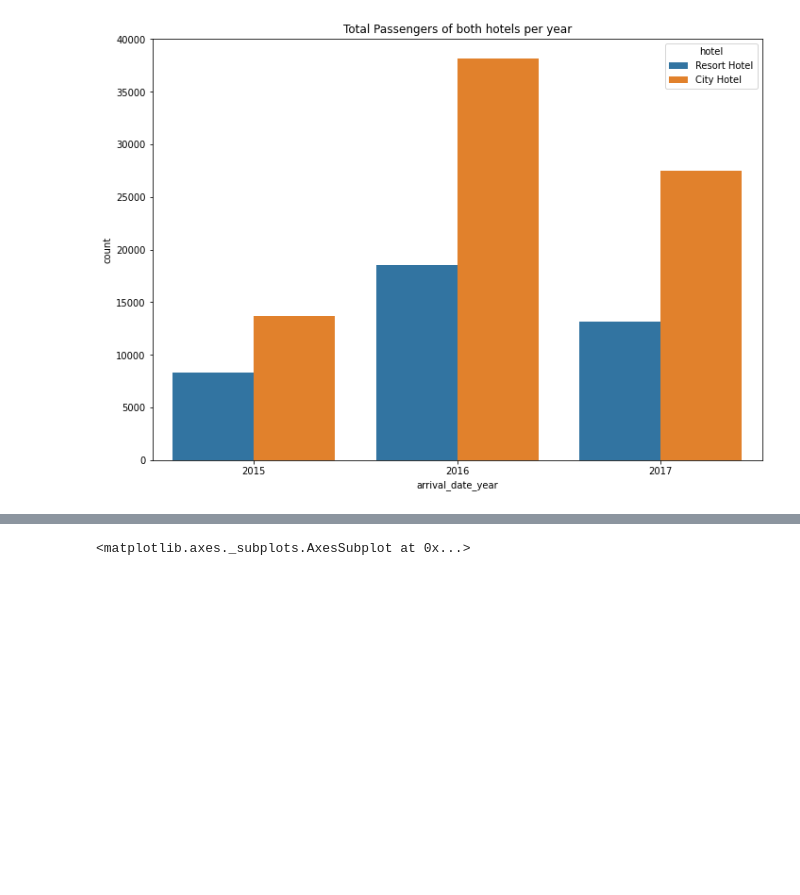
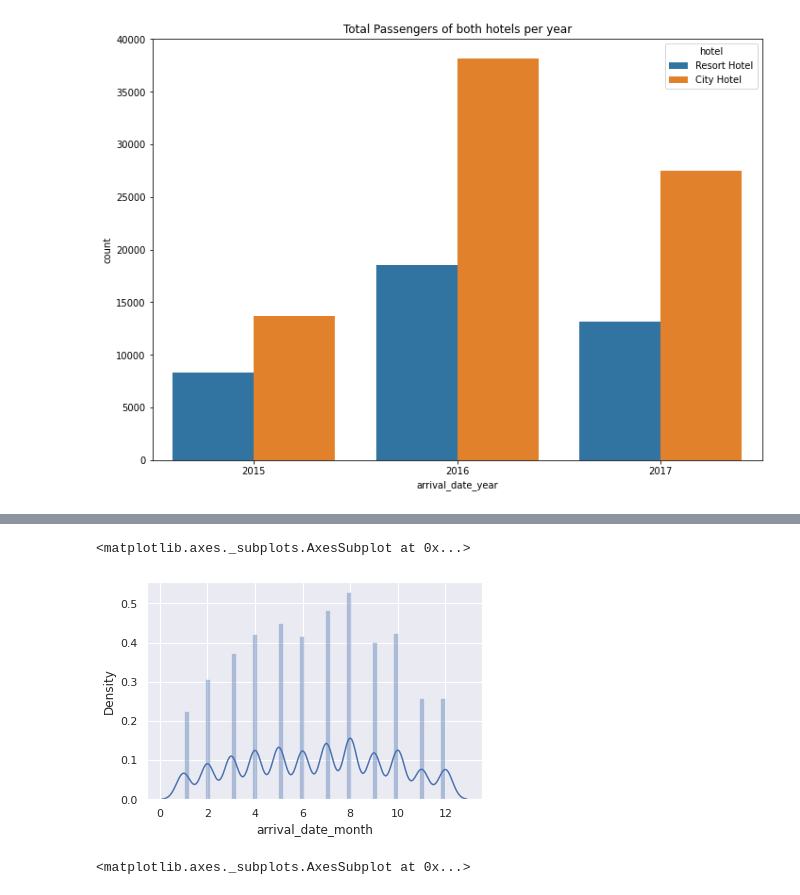
Before and after one commit to AjaharDaroga/EDA_CAPSTONE_PROJECT, a Jupyter notebook: Hotel_Booking_Analysis_Capstone_Project.ipynb, the cells around one changed output, grey strips where cells are left out. Drawn from its saved outputs; the diff is of its cells as text; code cells hidden in the pictures; blank space fills up the shorter version.

```diff
--- a/Hotel_Booking_Analysis_Capstone_Project.ipynb
+++ b/Hotel_Booking_Analysis_Capstone_Project.ipynb
@@ -222,3 +222,8 @@ monthwise.set(title = "Total Passengers booking of both hotels per month")
+# %%
+sn.distplot(df['arrival_date_month'])
+# %% [output]
+<matplotlib.axes._subplots.AxesSubplot at 0x...>
+[figure, added]
 # %%
 sn.countplot(df['stays_in_weekend_nights'],hue='hotel',data=df)
 # %% [output]
```
Also changed, not shown: parts of 9 cells of this notebook.
